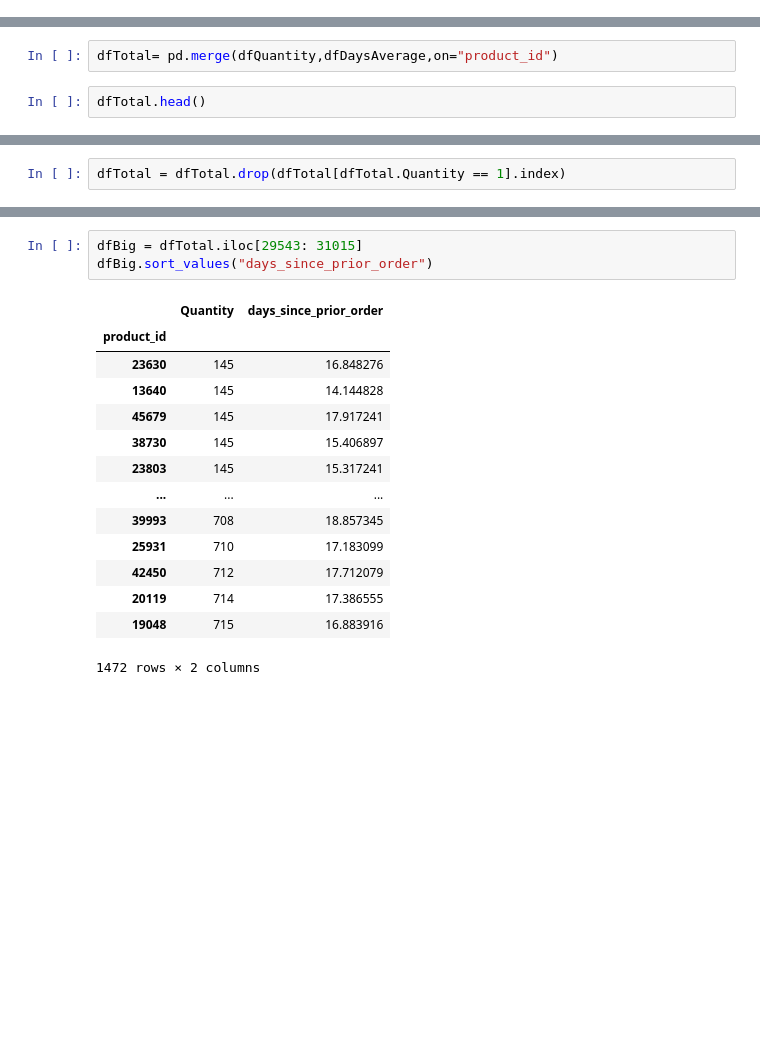
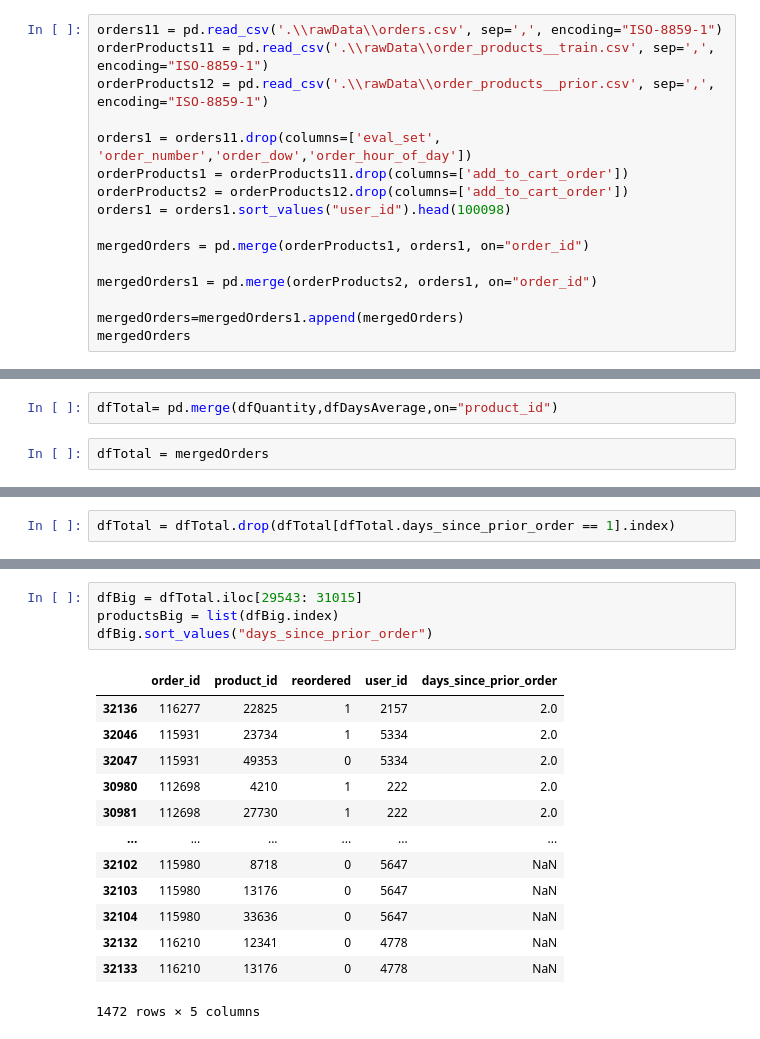
Before and after one commit to JoanSalinas/manducare, a Jupyter notebook: manducareJupyter.ipynb, the cells around one changed output, grey strips where cells are left out. Cells and saved outputs as stored; diff of their text form; blank space fills up the shorter version.

```diff
--- a/manducareJupyter.ipynb
+++ b/manducareJupyter.ipynb
@@ -28,0 +10,16 @@ orderProducts.head()
+# %%
+orders11 = pd.read_csv('.\\rawData\\orders.csv', sep=',', encoding="ISO-8859-1")
+orderProducts11 = pd.read_csv('.\\rawData\\order_products__train.csv', sep=',', encoding="ISO-8859-1")
+orderProducts12 = pd.read_csv('.\\rawData\\order_products__prior.csv', sep=',', encoding="ISO-8859-1")
+
+orders1 = orders11.drop(columns=['eval_set', 'order_number','order_dow','order_hour_of_day'])
+orderProducts1 = orderProducts11.drop(columns=['add_to_cart_order'])
+orderProducts2 = orderProducts12.drop(columns=['add_to_cart_order'])
+orders1 = orders1.sort_values("user_id").head(100098)
+
+mergedOrders = pd.merge(orderProducts1, orders1, on="order_id")
+
+mergedOrders1 = pd.merge(orderProducts2, orders1, on="order_id")
+
+mergedOrders=mergedOrders1.append(mergedOrders)
+mergedOrders
@@ -63,4 +152,4 @@ dfQuantity.head()
 # %%
 dfTotal= pd.merge(dfQuantity,dfDaysAverage,on="product_id")
 # %%
-dfTotal.head()
+dfTotal = mergedOrders
@@ -75,3 +156,3 @@ dfTotal.head()
 # %%
-dfTotal = dfTotal.drop(dfTotal[dfTotal.Quantity == 1].index)
+dfTotal = dfTotal.drop(dfTotal[dfTotal.days_since_prior_order == 1].index)
 # %%
@@ -149,20 +229,20 @@ dfMedium.sort_values("days_since_prior_order")
 # %%
 dfBig = dfTotal.iloc[29543: 31015]
+productsBig = list(dfBig.index)
 dfBig.sort_values("days_since_prior_order")
 # %% [output]
-|  | Quantity | days_since_prior_order |
-| product_id |  |  |
-| 23630 | 145 | 16.848276 |
-| 13640 | 145 | 14.144828 |
-| 45679 | 145 | 17.917241 |
-| 38730 | 145 | 15.406897 |
-| 23803 | 145 | 15.317241 |
-| ... | ... | ... |
-| 39993 | 708 | 18.857345 |
-| 25931 | 710 | 17.183099 |
-| 42450 | 712 | 17.712079 |
-| 20119 | 714 | 17.386555 |
-| 19048 | 715 | 16.883916 |
+|  | order_id | product_id | reordered | user_id | days_since_prior_order |
+| 32136 | 116277 | 22825 | 1 | 2157 | 2.0 |
+| 32046 | 115931 | 23734 | 1 | 5334 | 2.0 |
+| 32047 | 115931 | 49353 | 0 | 5334 | 2.0 |
+| 30980 | 112698 | 4210 | 1 | 222 | 2.0 |
+| 30981 | 112698 | 27730 | 1 | 222 | 2.0 |
+| ... | ... | ... | ... | ... | ... |
+| 32102 | 115980 | 8718 | 0 | 5647 | NaN |
+| 32103 | 115980 | 13176 | 0 | 5647 | NaN |
+| 32104 | 115980 | 33636 | 0 | 5647 | NaN |
+| 32132 | 116210 | 12341 | 0 | 4778 | NaN |
+| 32133 | 116210 | 13176 | 0 | 4778 | NaN |
-1472 rows × 2 columns
+1472 rows × 5 columns
 # %%
 dfBigger = dfTotal.iloc[31015:]
```
Also changed, not shown: parts of 18 cells of this notebook.
